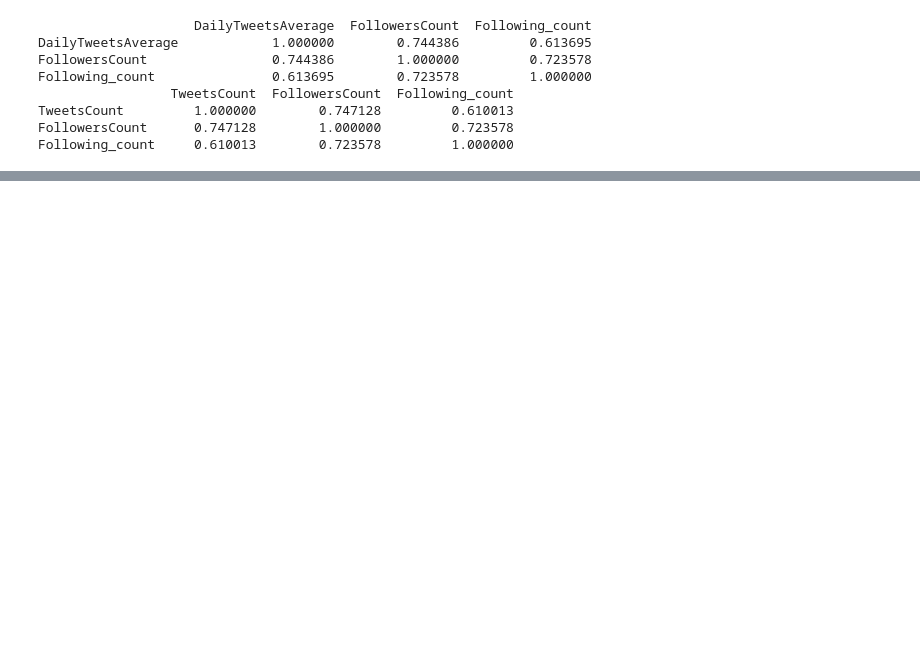
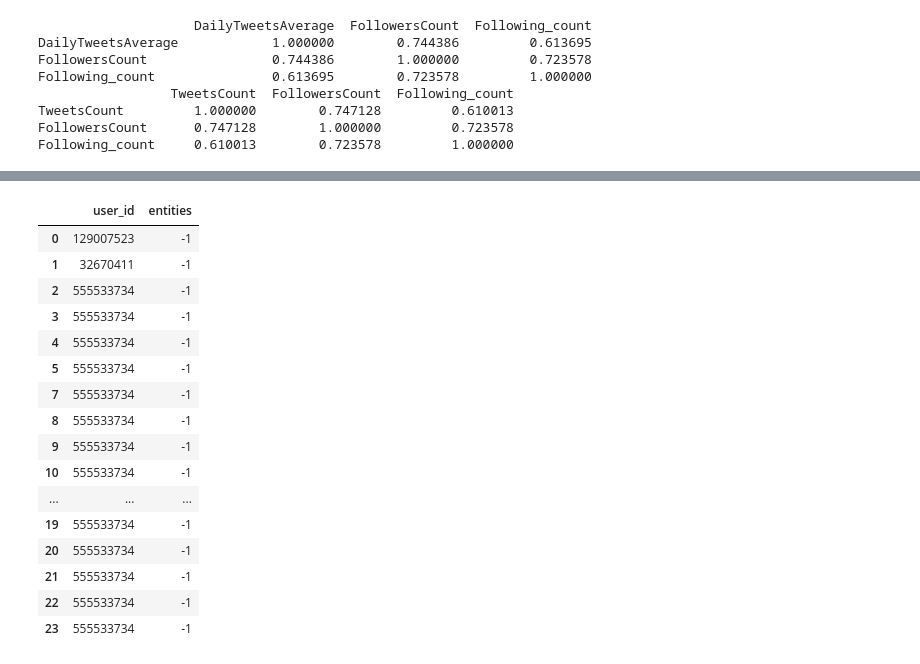
Before and after one commit to epfl-ada/ada-2020-project-milestone-p3-p3_datart, a Jupyter notebook: P4 - processing.ipynb, the cells around one changed output, grey strips where cells are left out. Cells and saved outputs as stored; diff of their text form; code cells hidden in the pictures; blank space fills up the shorter version.

```diff
--- a/P4 - processing.ipynb
+++ b/P4 - processing.ipynb
@@ -121,0 +168,35 @@ Following_count     0.610013        0.723578         1.000000
+# %%
+#get ids that was mentioned by user_id in timeline
+import ast
+def get_id_of_user(egoTimeline_pd_all):
+    a=egoTimeline_pd_all.entities.apply(ast.literal_eval)
+    b=a.apply(lambda x: x['user_mentions'])
+    idd=b.apply(lambda x: -1 if not x else x[0]['id'])
+    return idd
+# %%
+#get id that was mentioned by user_id in timeline
+mentioned_id=get_id_of_user(egoTimeline_pd_all)
+user_id_and_mentioned_id=pd.concat([egoTimeline_pd_all.user_id,mentioned_id],axis=1)
+# %%
+#drop cases when user mentione himself
+user_id_and_mentioned_id=user_id_and_mentioned_id[user_id_and_mentioned_id.user_id!=user_id_and_mentioned_id.entities]
+# %%
+user_id_and_mentioned_id.head(20)
+# %% [output]
+|  | user_id | entities |
+| 0 | 129007523 | -1 |
+| 1 | 32670411 | -1 |
+| 2 | 555533734 | -1 |
+| 3 | 555533734 | -1 |
+| 4 | 555533734 | -1 |
+| 5 | 555533734 | -1 |
+| 7 | 555533734 | -1 |
+| 8 | 555533734 | -1 |
+| 9 | 555533734 | -1 |
+| 10 | 555533734 | -1 |
+| ... | ... | ... |
+| 19 | 555533734 | -1 |
+| 20 | 555533734 | -1 |
+| 21 | 555533734 | -1 |
+| 22 | 555533734 | -1 |
+| 23 | 555533734 | -1 |
```
Also changed, not shown: parts of 27 cells of this notebook.
